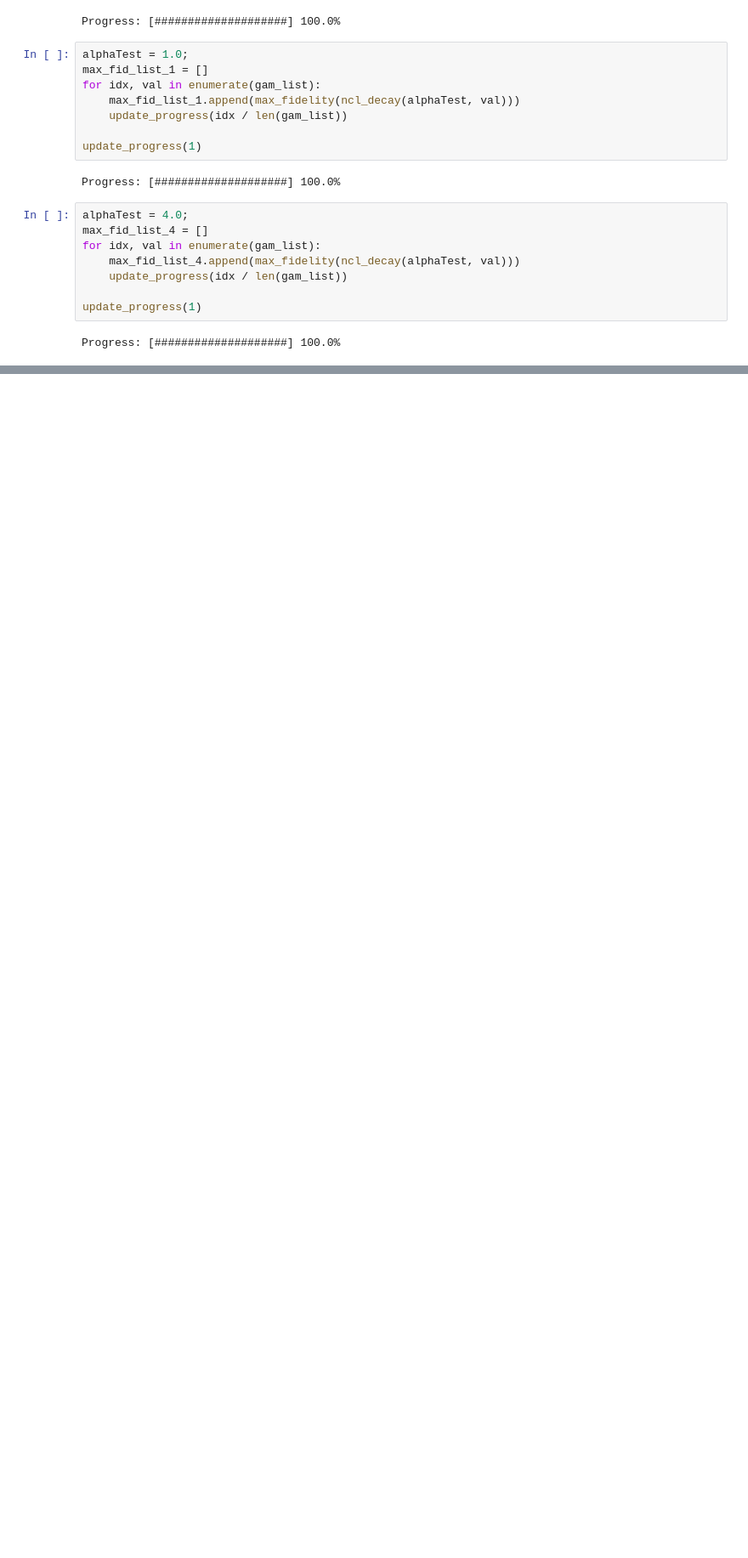
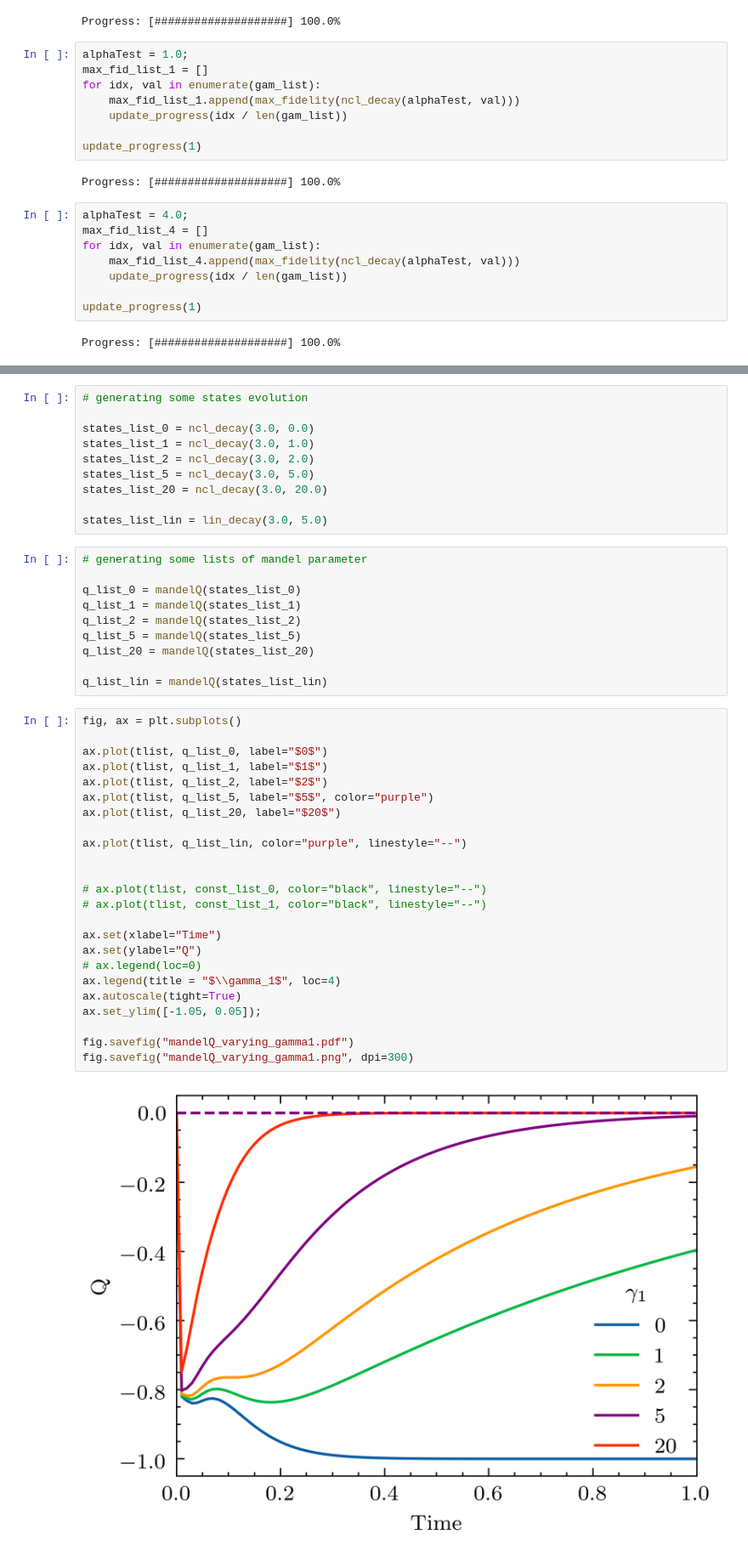
Before and after one commit to mtqoi/Thesis, a Jupyter notebook: Images/phog/PhoG_single_mode_model_graphs_(section_3).ipynb, the cells around one changed output, grey strips where cells are left out. Shown at 85% size. Cells and saved outputs as stored; diff of their text form; blank space fills up the shorter version.

```diff
--- a/Images/phog/PhoG_single_mode_model_graphs_(section_3).ipynb
+++ b/Images/phog/PhoG_single_mode_model_graphs_(section_3).ipynb
@@ -695,0 +744,46 @@ fig.savefig("max_fidelities_vs_gamma1_ncl1_and_a.png", dpi=300)
+# %%
+# generating some states evolution
+
+states_list_0 = ncl_decay(3.0, 0.0)
+states_list_1 = ncl_decay(3.0, 1.0)
+states_list_2 = ncl_decay(3.0, 2.0)
+states_list_5 = ncl_decay(3.0, 5.0)
+states_list_20 = ncl_decay(3.0, 20.0)
+
+states_list_lin = lin_decay(3.0, 5.0)
+# %%
+# generating some lists of mandel parameter
+
+q_list_0 = mandelQ(states_list_0)
+q_list_1 = mandelQ(states_list_1)
+q_list_2 = mandelQ(states_list_2)
+q_list_5 = mandelQ(states_list_5)
+q_list_20 = mandelQ(states_list_20)
+
+q_list_lin = mandelQ(states_list_lin)
+# %%
+fig, ax = plt.subplots()
+
+ax.plot(tlist, q_list_0, label="$0$")
+ax.plot(tlist, q_list_1, label="$1$")
+ax.plot(tlist, q_list_2, label="$2$")
+ax.plot(tlist, q_list_5, label="$5$", color="purple")
+ax.plot(tlist, q_list_20, label="$20$")
+
+ax.plot(tlist, q_list_lin, color="purple", linestyle="--")
+
+
+# ax.plot(tlist, const_list_0, color="black", linestyle="--")
+# ax.plot(tlist, const_list_1, color="black", linestyle="--")
+
+ax.set(xlabel="Time")
+ax.set(ylabel="Q")
+# ax.legend(loc=0)
+ax.legend(title = "$\\gamma_1$", loc=4)
+ax.autoscale(tight=True)
+ax.set_ylim([-1.05, 0.05]);
+
+fig.savefig("mandelQ_varying_gamma1.pdf")
+fig.savefig("mandelQ_varying_gamma1.png", dpi=300)
+# %% [output]
+[figure, added]
```
Also changed, not shown: parts of 45 cells of this notebook, 5 other files.
